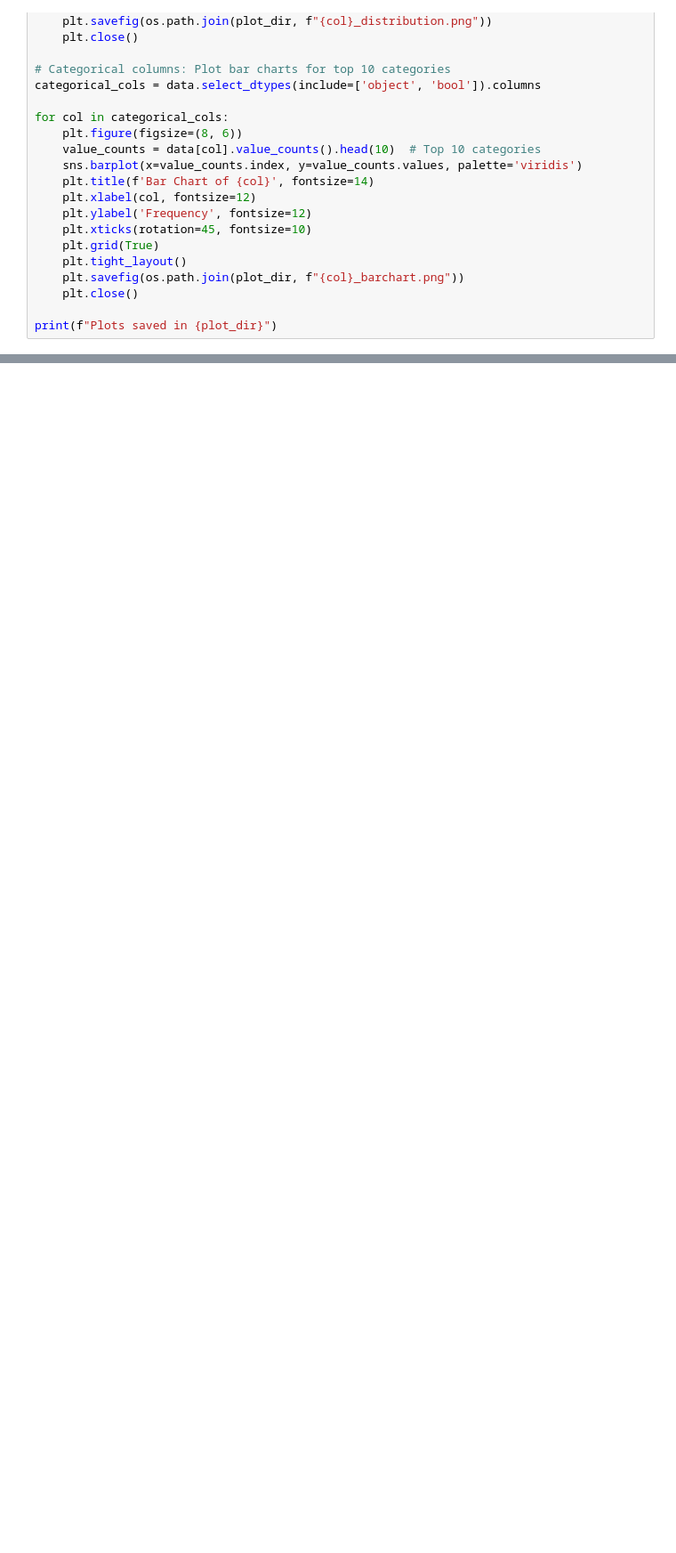
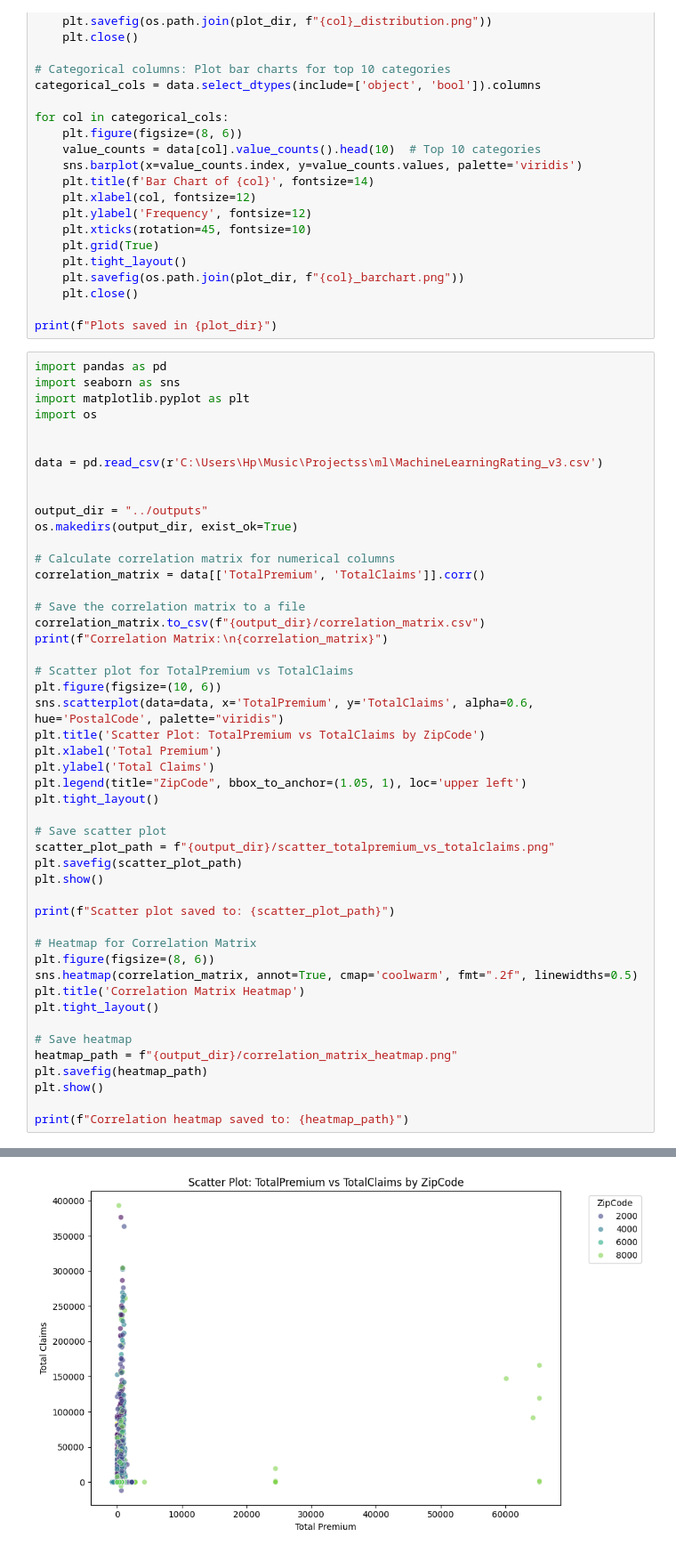
Before and after one commit to vlazacck/week3, a Jupyter notebook: notebooks/Eda.ipynb, the cells around one changed output, grey strips where cells are left out. Shown: that part at 89% size. Drawn from its saved outputs; the diff is of its cells as text; blank space fills up the shorter version.

Commit message:
Add bivariate analysis: Correlation matrix, scatter plot (TotalPremium vs TotalClaims by ZipCode), and heatmap

```diff
--- a/notebooks/Eda.ipynb
+++ b/notebooks/Eda.ipynb
@@ -155,3 +155,52 @@ for col in categorical_cols:
     plt.close()
 
 print(f"Plots saved in {plot_dir}")
+# %%
+import pandas as pd
+import seaborn as sns
+import matplotlib.pyplot as plt
+import os
+
+
+data = pd.read_csv(r'C:\Users\Hp\Music\Projectss\ml\MachineLearningRating_v3.csv')
+
+
+output_dir = "../outputs"
+os.makedirs(output_dir, exist_ok=True)
+
+# Calculate correlation matrix for numerical columns
+correlation_matrix = data[['TotalPremium', 'TotalClaims']].corr()
+
+# Save the correlation matrix to a file
+correlation_matrix.to_csv(f"{output_dir}/correlation_matrix.csv")
+print(f"Correlation Matrix:\n{correlation_matrix}")
+
+# Scatter plot for TotalPremium vs TotalClaims
+plt.figure(figsize=(10, 6))
+sns.scatterplot(data=data, x='TotalPremium', y='TotalClaims', alpha=0.6, hue='PostalCode', palette="viridis")
+plt.title('Scatter Plot: TotalPremium vs TotalClaims by ZipCode')
+plt.xlabel('Total Premium')
+plt.ylabel('Total Claims')
+plt.legend(title="ZipCode", bbox_to_anchor=(1.05, 1), loc='upper left')
+plt.tight_layout()
+
+# Save scatter plot
+scatter_plot_path = f"{output_dir}/scatter_totalpremium_vs_totalclaims.png"
+plt.savefig(scatter_plot_path)
+plt.show()
+
+print(f"Scatter plot saved to: {scatter_plot_path}")
+
+# Heatmap for Correlation Matrix
+plt.figure(figsize=(8, 6))
+sns.heatmap(correlation_matrix, annot=True, cmap='coolwarm', fmt=".2f", linewidths=0.5)
+plt.title('Correlation Matrix Heatmap')
+plt.tight_layout()
+
+# Save heatmap
+heatmap_path = f"{output_dir}/correlation_matrix_heatmap.png"
+plt.savefig(heatmap_path)
+plt.show()
+
+print(f"Correlation heatmap saved to: {heatmap_path}")
+# %% [output]
@@ -157,0 +211 @@ print(f"Plots saved in {plot_dir}")
+[figure, added]
```
Also changed, not shown: parts of 1 cell of this notebook, 3 other files.
